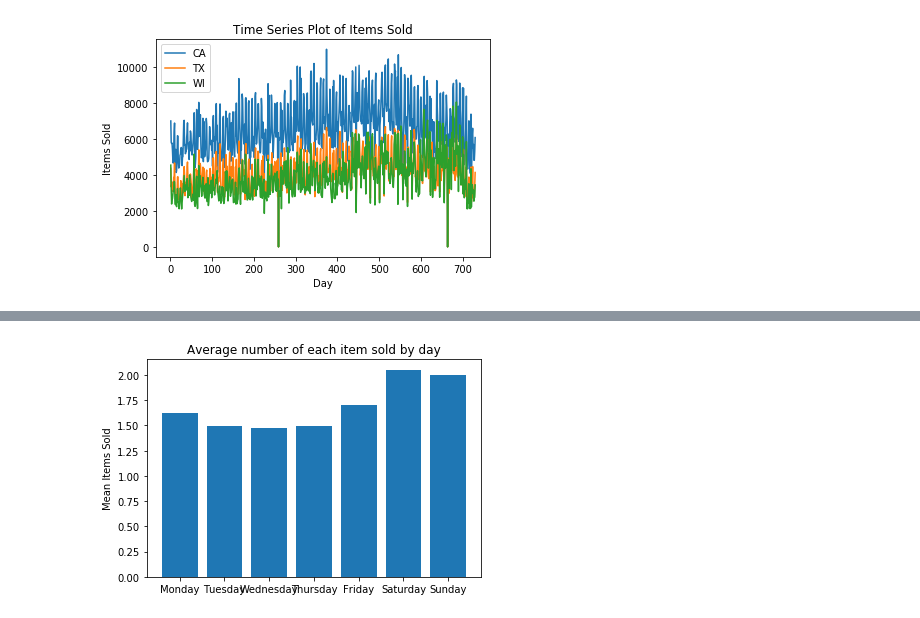
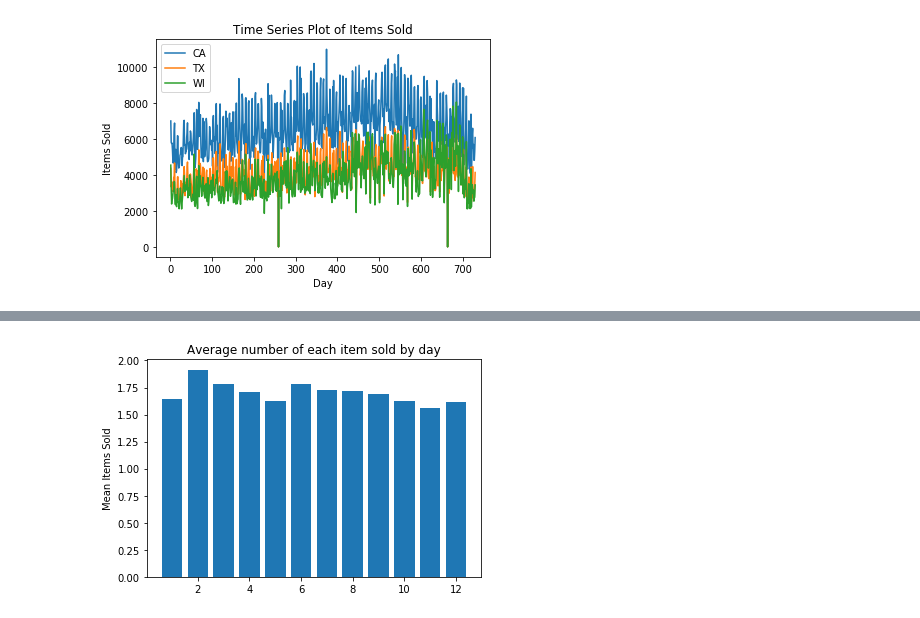
Before and after one commit to kanitjompuk40/GroupWork, a Jupyter notebook: AML/EDA.ipynb, the cells around one changed output, grey strips where cells are left out. Cells and saved outputs as stored; diff of their text form; code cells hidden in the pictures.

Commit message:
Added some histograms

```diff
--- a/AML/EDA.ipynb
+++ b/AML/EDA.ipynb
@@ -226,7 +233,10 @@ days = df[['sold','weekday']].groupby(['weekday']).mean().reindex(cats)
 # %%
-plt.bar(days.index, days['sold'])
+#Mean number of sales per item by month
+#cats = [ 'Monday', 'Tuesday', 'Wednesday', 'Thursday', 'Friday', 'Saturday', 'Sunday']
+months = df[['sold','month']].groupby(['month']).mean()
+plt.bar(months.index, months['sold'])
 plt.ylabel('Mean Items Sold')
 plt.title('Average number of each item sold by day')
 plt.show()
 # %% [output]
-[figure, old version]
+[figure, new version]
```
Also changed, not shown: parts of 4 cells of this notebook.
